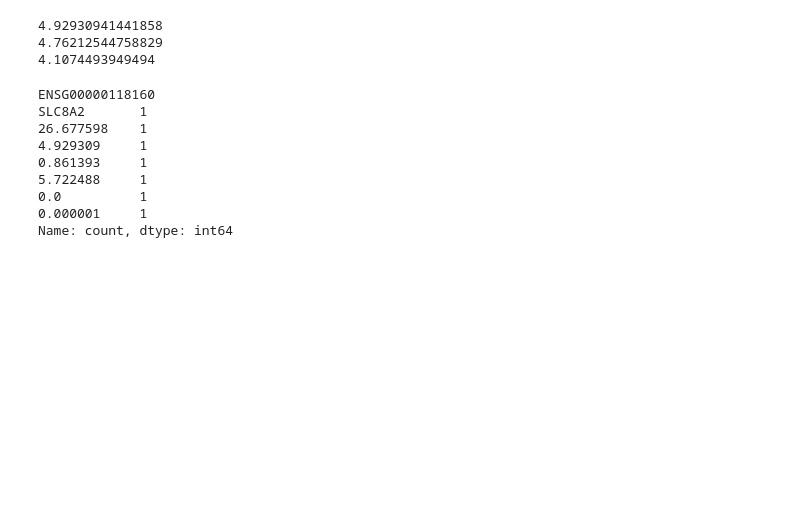
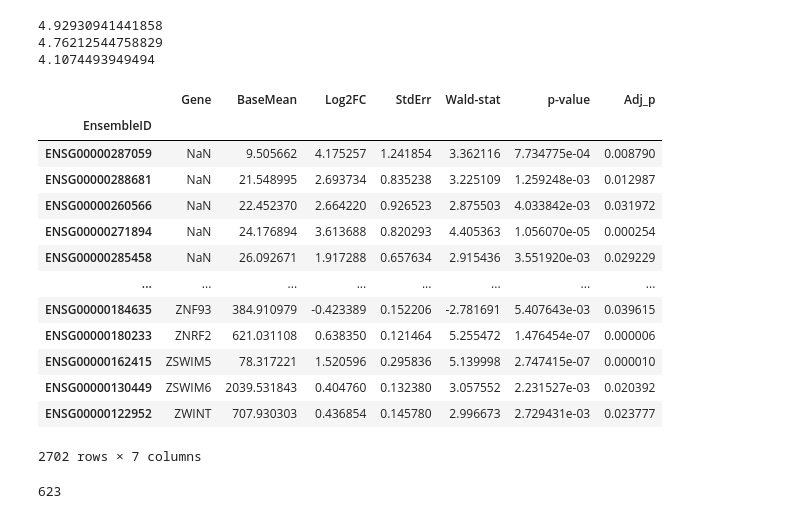
Before and after one commit to Cpoo1e/EZH2_Honours_Project, a Jupyter notebook: notebooks/VennDiagram.ipynb, the cells around one changed output. Saved outputs shown, nothing was run; the diff lists cells and outputs as text; code cells hidden in the pictures; blank space fills up the shorter version.

```diff
--- a/notebooks/VennDiagram.ipynb
+++ b/notebooks/VennDiagram.ipynb
@@ -43,12 +45,12 @@ plt.show()
 # %% [output]
 [figure]
 # %%
-excel_file = "Bioinformatic Practice/EPZ_against_Control.xlsx"
+excel_file = "../../DataFiles/EPZ_against_Control.xlsx"
 EPZdf = pd.read_excel(excel_file, index_col = 'EnsembleID')
 
-excel_file = "Bioinformatic Practice/GSK_against_control.xlsx"
+excel_file = "../../DataFiles/GSK_against_control.xlsx"
 GSKdf = pd.read_excel(excel_file, index_col = 'EnsembleID')
 
-excel_file = "Bioinformatic Practice/UNC_against_Control.xlsx"
+excel_file = "../../DataFiles/UNC_against_Control.xlsx"
 UNCdf = pd.read_excel(excel_file, index_col = 'EnsembleID')
 # %%
@@ -59,17 +61,20 @@ print(UNCdf.loc['ENSG00000118160', 'Log2(FC)'])
 4.92930941441858
 4.76212544758829
 4.1074493949494
-# %%
-
-
-print(counts)
-# %% [output]
-ENSG00000118160
-SLC8A2       1
-26.677598    1
-4.929309     1
-0.861393     1
-5.722488     1
-0.0          1
-0.000001     1
-Name: count, dtype: int64
+# %%
+EPZdf[EPZdf.Adj_p < 0.05]
+# %% [output]
+|  | Gene | BaseMean | Log2FC | StdErr | Wald-stat | p-value | Adj_p |
+| EnsembleID |  |  |  |  |  |  |  |
+| ENSG00000287059 | NaN | 9.505662 | 4.175257 | 1.241854 | 3.362116 | 7.734775e-04 | 0.008790 |
+| ENSG00000288681 | NaN | 21.548995 | 2.693734 | 0.835238 | 3.225109 | 1.259248e-03 | 0.012987 |
+| ENSG00000260566 | NaN | 22.452370 | 2.664220 | 0.926523 | 2.875503 | 4.033842e-03 | 0.031972 |
+| ENSG00000271894 | NaN | 24.176894 | 3.613688 | 0.820293 | 4.405363 | 1.056070e-05 | 0.000254 |
+| ENSG00000285458 | NaN | 26.092671 | 1.917288 | 0.657634 | 2.915436 | 3.551920e-03 | 0.029229 |
+| ... | ... | ... | ... | ... | ... | ... | ... |
+| ENSG00000184635 | ZNF93 | 384.910979 | -0.423389 | 0.152206 | -2.781691 | 5.407643e-03 | 0.039615 |
+| ENSG00000180233 | ZNRF2 | 621.031108 | 0.638350 | 0.121464 | 5.255472 | 1.476454e-07 | 0.000006 |
+| ENSG00000162415 | ZSWIM5 | 78.317221 | 1.520596 | 0.295836 | 5.139998 | 2.747415e-07 | 0.000010 |
+| ENSG00000130449 | ZSWIM6 | 2039.531843 | 0.404760 | 0.132380 | 3.057552 | 2.231527e-03 | 0.020392 |
+| ENSG00000122952 | ZWINT | 707.930303 | 0.436854 | 0.145780 | 2.996673 | 2.729431e-03 | 0.023777 |
+2702 rows × 7 columns
@@ -75,0 +85,4 @@ Name: count, dtype: int64
+# %%
+len(UpRegEPZdf["Log2FC"])
+# %% [output]
+623
```
Also changed, not shown: parts of 4 cells of this notebook.
